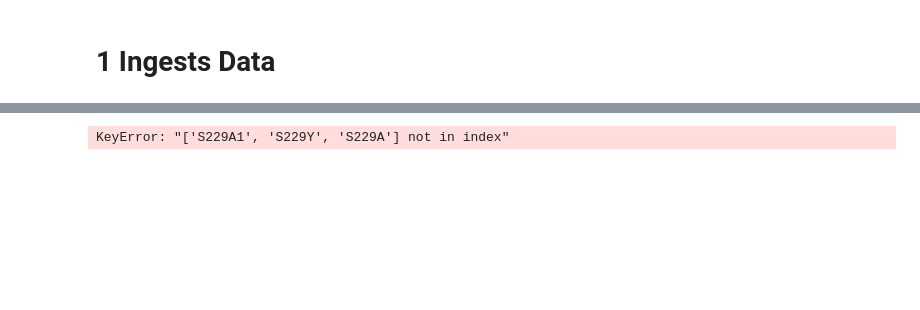
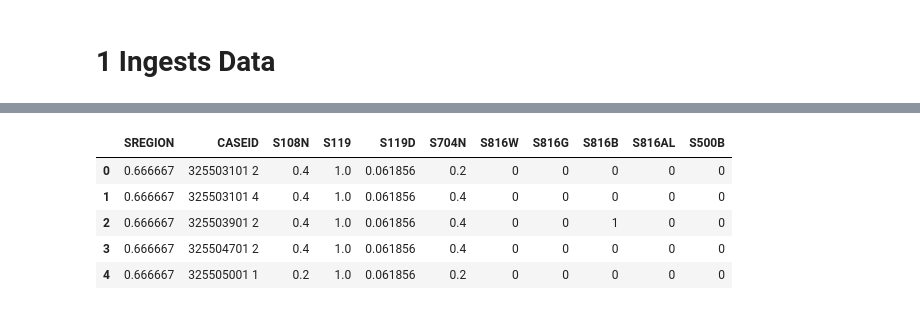
Before and after one commit to LinoMejiaDC/Machine-Leaarning-premature-births, a Jupyter notebook: Premature_model/notebooks/05_Modeling.ipynb, the cells around one changed output, grey strips where cells are left out. Cells and saved outputs as stored; diff of their text form; code cells hidden in the pictures; blank space fills up the shorter version.

```diff
--- a/Premature_model/notebooks/05_Modeling.ipynb
+++ b/Premature_model/notebooks/05_Modeling.ipynb
@@ -67,4 +251,9 @@ RANK_Modulo1633_REC41_2024_fil =[
 # %%
-Modulo1633_REC41_2024_fil[RANK_Modulo1633_REC41_2024_fil].info()
+Modulo1631_REC91_2024_M_clear[RANK_Modulo1631_REC91_2024_M_clear].head()
 # %% [output]
-KeyError: "['S229A1', 'S229Y', 'S229A'] not in index"
+|  | SREGION | CASEID | S108N | S119 | S119D | S704N | S816W | S816G | S816B | S816AL | S500B |
+| 0 | 0.666667 | 325503101 2 | 0.4 | 1.0 | 0.061856 | 0.2 | 0 | 0 | 0 | 0 | 0 |
+| 1 | 0.666667 | 325503101 4 | 0.4 | 1.0 | 0.061856 | 0.4 | 0 | 0 | 0 | 0 | 0 |
+| 2 | 0.666667 | 325503901 2 | 0.4 | 1.0 | 0.061856 | 0.4 | 0 | 0 | 1 | 0 | 0 |
+| 3 | 0.666667 | 325504701 2 | 0.4 | 1.0 | 0.061856 | 0.4 | 0 | 0 | 0 | 0 | 0 |
+| 4 | 0.666667 | 325505001 1 | 0.2 | 1.0 | 0.061856 | 0.2 | 0 | 0 | 0 | 0 | 0 |
```
Also changed, not shown: parts of 19 cells of this notebook, 5 other files.
